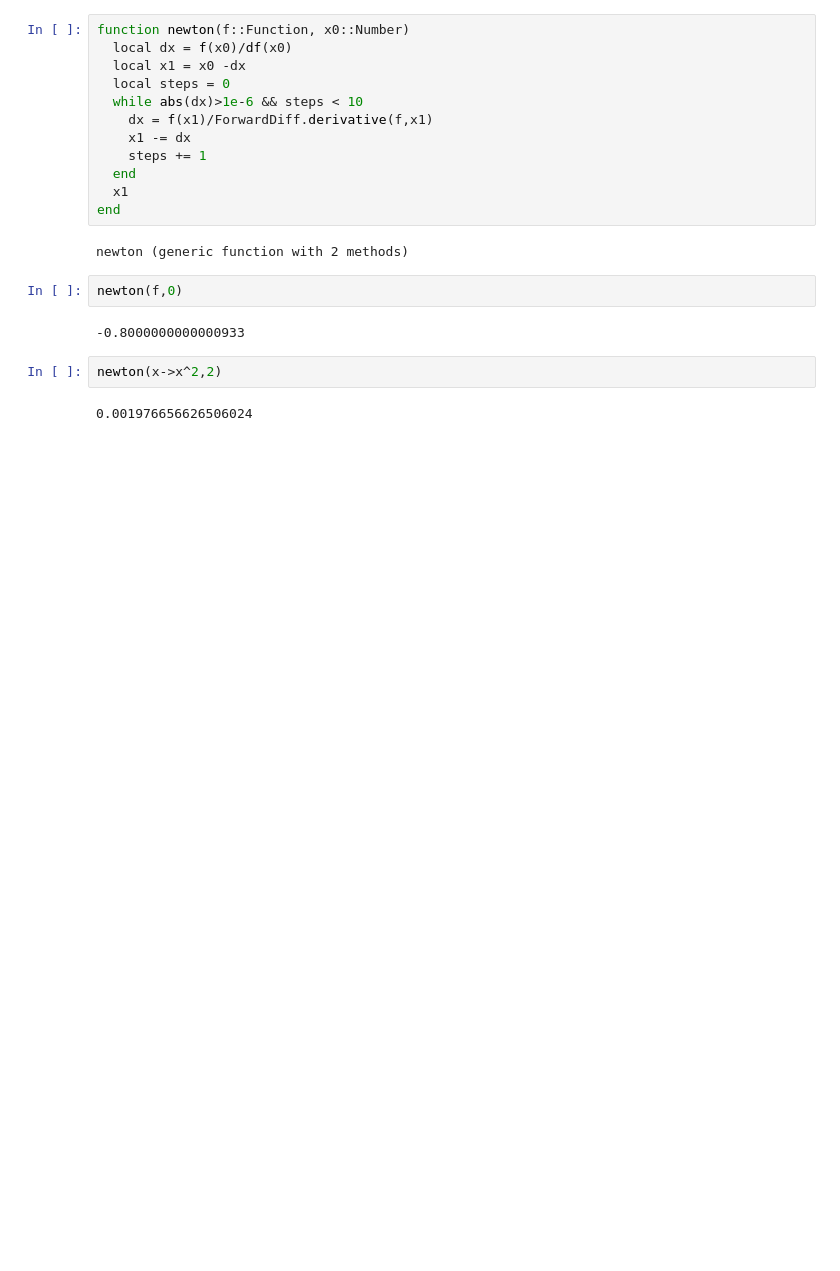
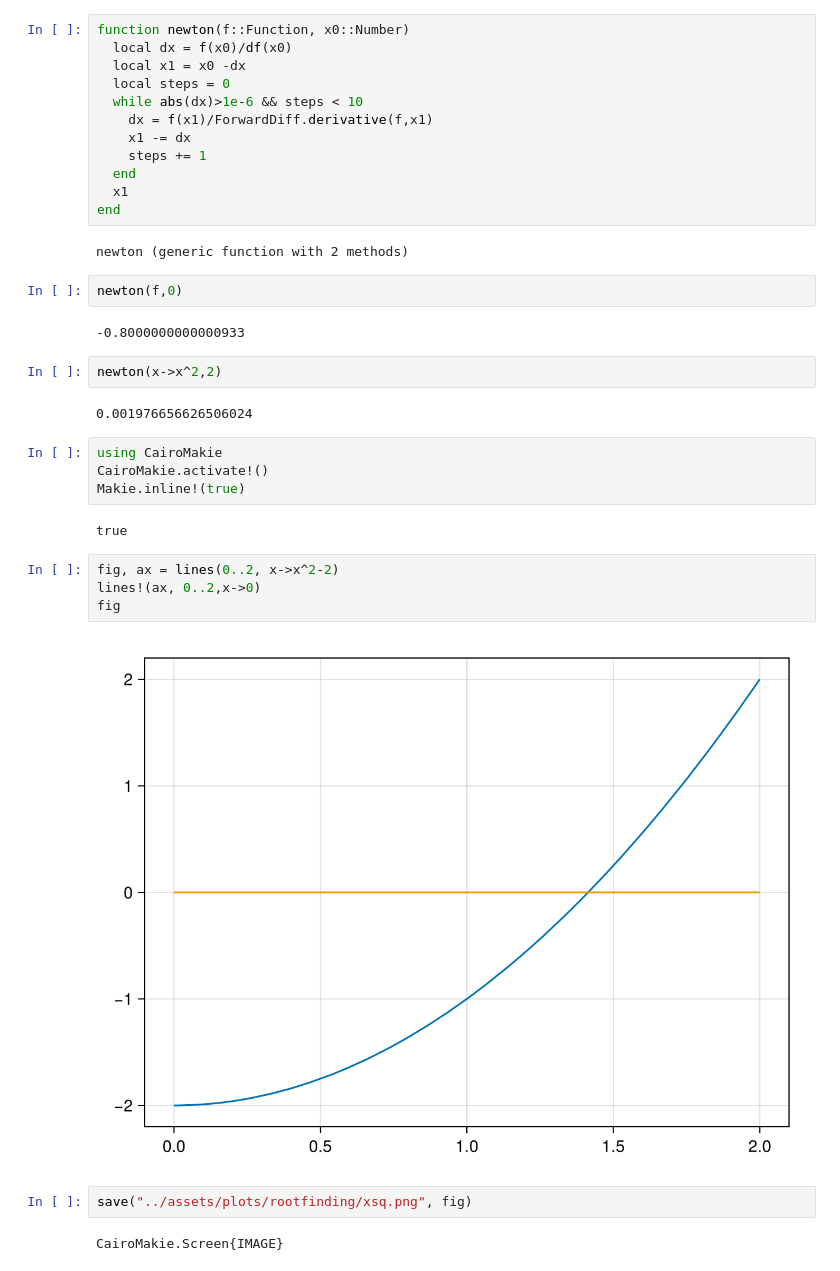
Before and after one commit to pstaabp/sci-comp-book, a Jupyter notebook: julia-output/rootfinding.ipynb, the cells around one changed output. Drawn from its saved outputs; the diff is of its cells as text; blank space fills up the shorter version.

```diff
--- a/julia-output/rootfinding.ipynb
+++ b/julia-output/rootfinding.ipynb
@@ -132,3 +132,19 @@ newton(f,0)
 newton(x->x^2,2)
 # %% [output]
 0.001976656626506024
+# %%
+using CairoMakie
+CairoMakie.activate!()
+Makie.inline!(true)
+# %% [output]
+true
+# %%
+fig, ax = lines(0..2, x->x^2-2)
+lines!(ax, 0..2,x->0)
+fig
+# %% [output]
+[figure, added]
+# %%
+save("../assets/plots/rootfinding/xsq.png", fig)
+# %% [output]
+CairoMakie.Screen{IMAGE}
```
Also changed, not shown: parts of 3 cells of this notebook, 21 other files.
